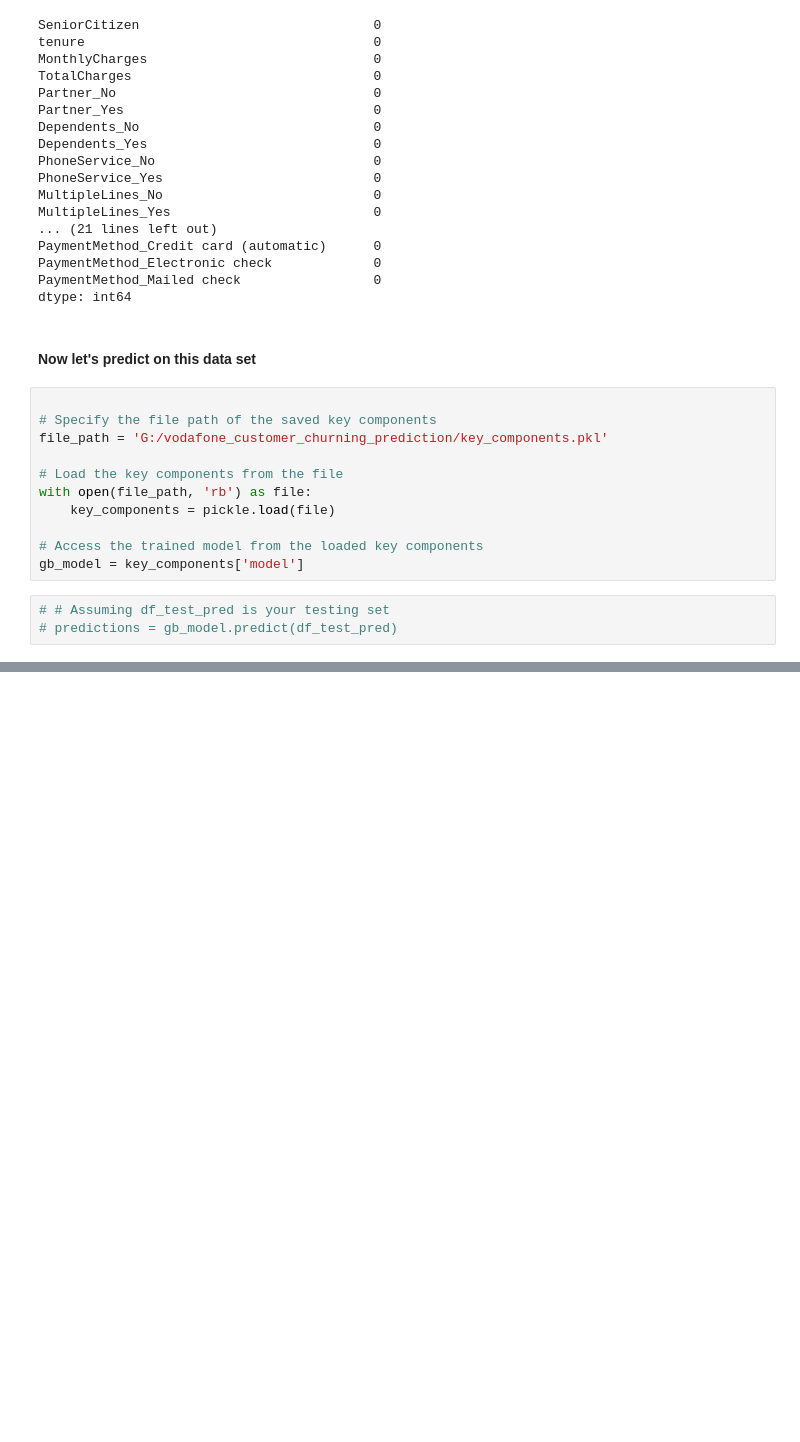
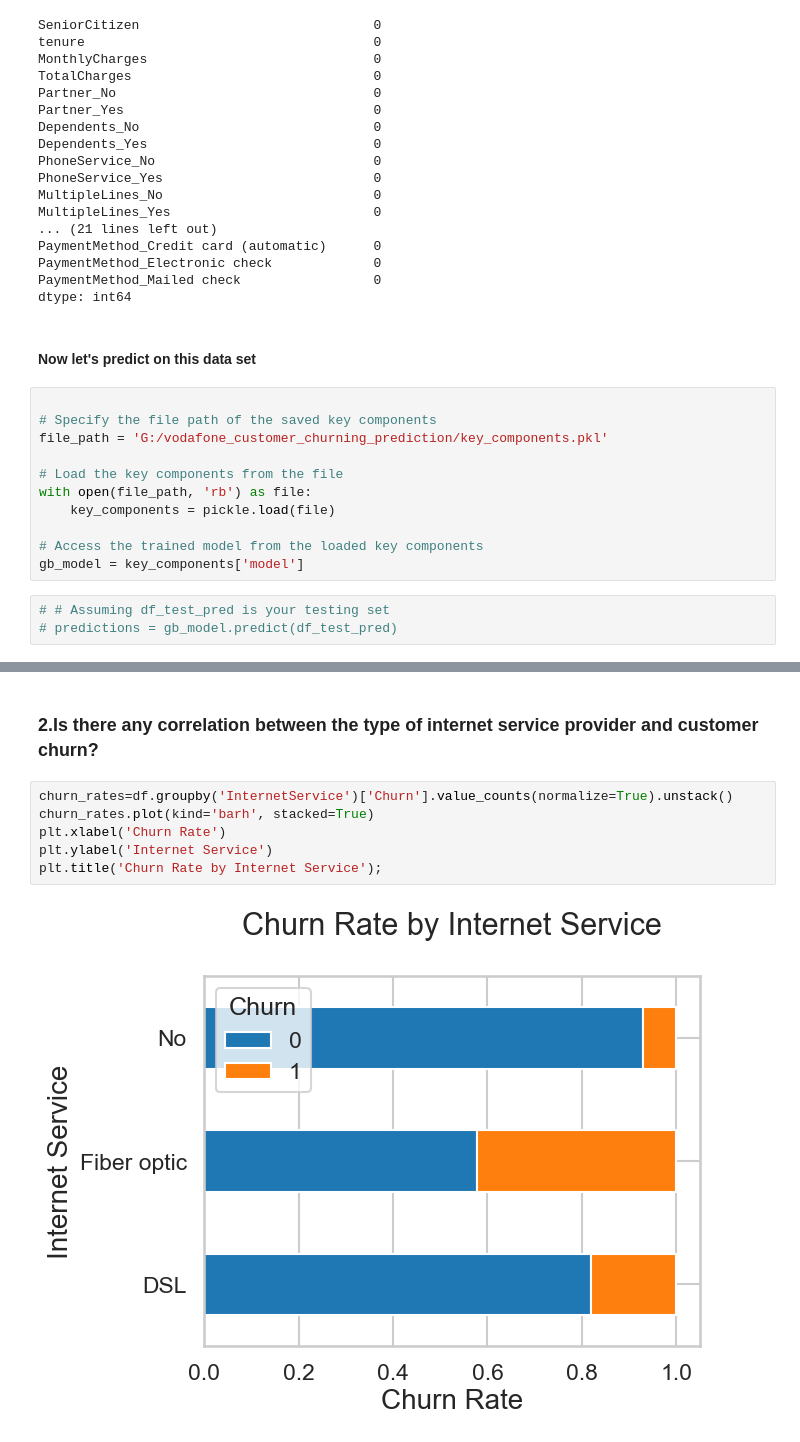
Before and after one commit to AGwillmkawy1/Vodafone-customer-churn-prediction, a Jupyter notebook: vodafone_customer_churning_prediction/customer_churning_prediction_for_retention_customer.ipynb, the cells around one changed output, grey strips where cells are left out. Saved outputs shown, nothing was run; the diff lists cells and outputs as text; blank space fills up the shorter version.

```diff
--- a/vodafone_customer_churning_prediction/customer_churning_prediction_for_retention_customer.ipynb
+++ b/vodafone_customer_churning_prediction/customer_churning_prediction_for_retention_customer.ipynb
@@ -1919,0 +2016,10 @@ gb_model = key_components['model']
+# %% [markdown]
+### 2.Is there any correlation between the type of internet service provider and customer churn?
+# %%
+churn_rates=df.groupby('InternetService')['Churn'].value_counts(normalize=True).unstack()
+churn_rates.plot(kind='barh', stacked=True)
+plt.xlabel('Churn Rate')
+plt.ylabel('Internet Service')
+plt.title('Churn Rate by Internet Service');
+# %% [output]
+[figure, added]
```
Also changed, not shown: parts of 20 cells of this notebook.
